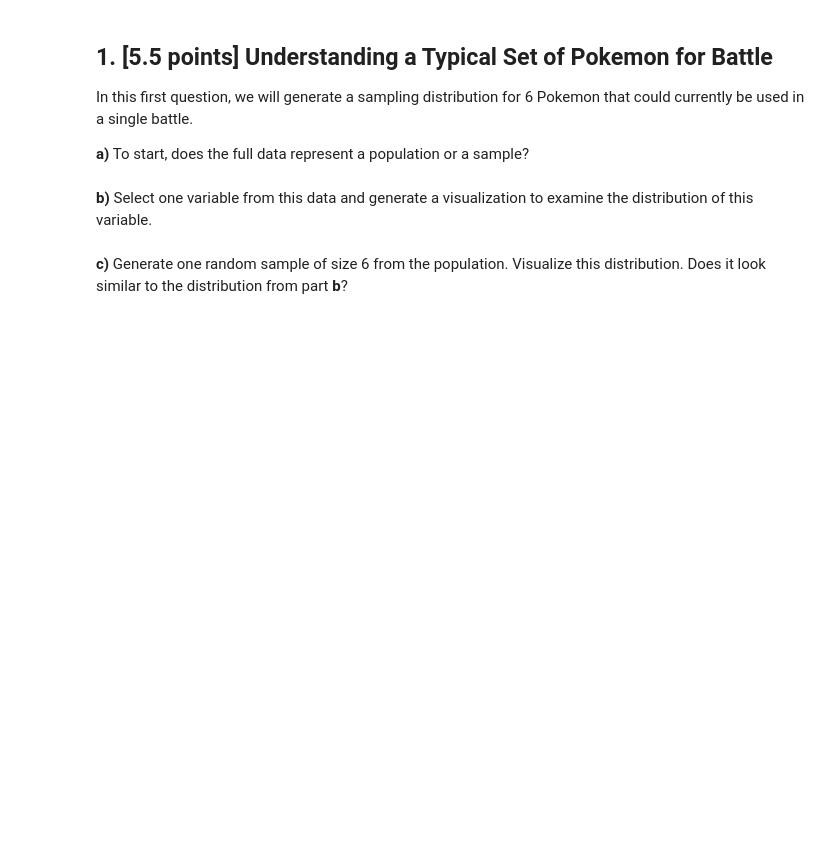
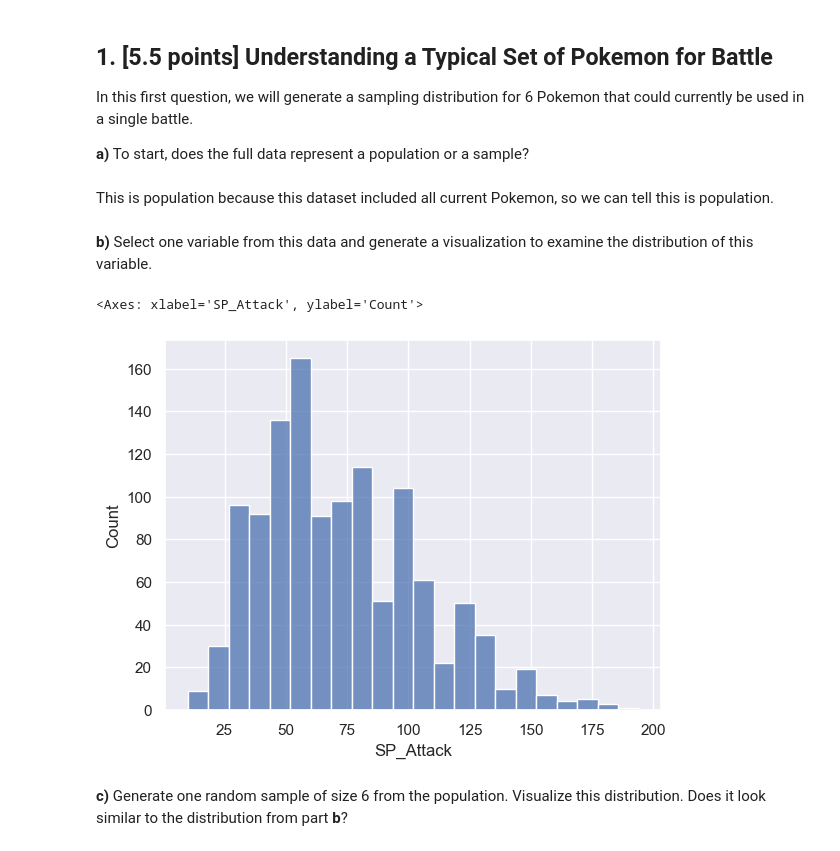
Before and after one commit to soobinj2/stat207, a Jupyter notebook: lab_05/lab_05.ipynb, the cells around one changed output. Saved outputs shown, nothing was run; the diff lists cells and outputs as text; code cells hidden in the pictures; blank space fills up the shorter version.

```diff
--- a/lab_05/lab_05.ipynb
+++ b/lab_05/lab_05.ipynb
@@ -81,7 +98,14 @@ df = pd.read_csv('Pokedex_Ver9.csv')
 In this first question, we will generate a sampling distribution for 6 Pokemon that could currently be used in a single battle.
 
 **a)** To start, does the full data represent a population or a sample?
+# %% [markdown]
+This is population because this dataset included all current Pokemon, so we can tell this is population.
 # %% [markdown]
 **b)** Select one variable from this data and generate a visualization to examine the distribution of this variable.
+# %%
+sns.histplot(df, x= 'SP_Attack')
+# %% [output]
+<Axes: xlabel='SP_Attack', ylabel='Count'>
+[figure, added]
 # %% [markdown]
 **c)** Generate one random sample of size 6 from the population.  Visualize this distribution.  Does it look similar to the distribution from part **b**?
```
Also changed, not shown: parts of 18 cells of this notebook, 2 other files.
